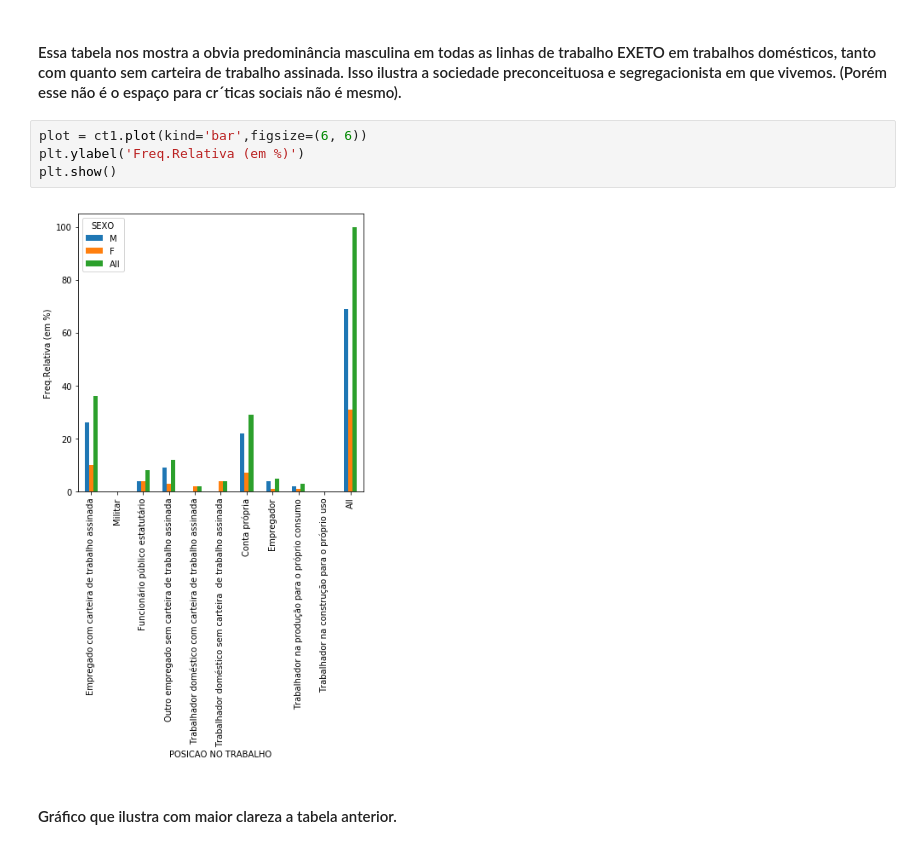
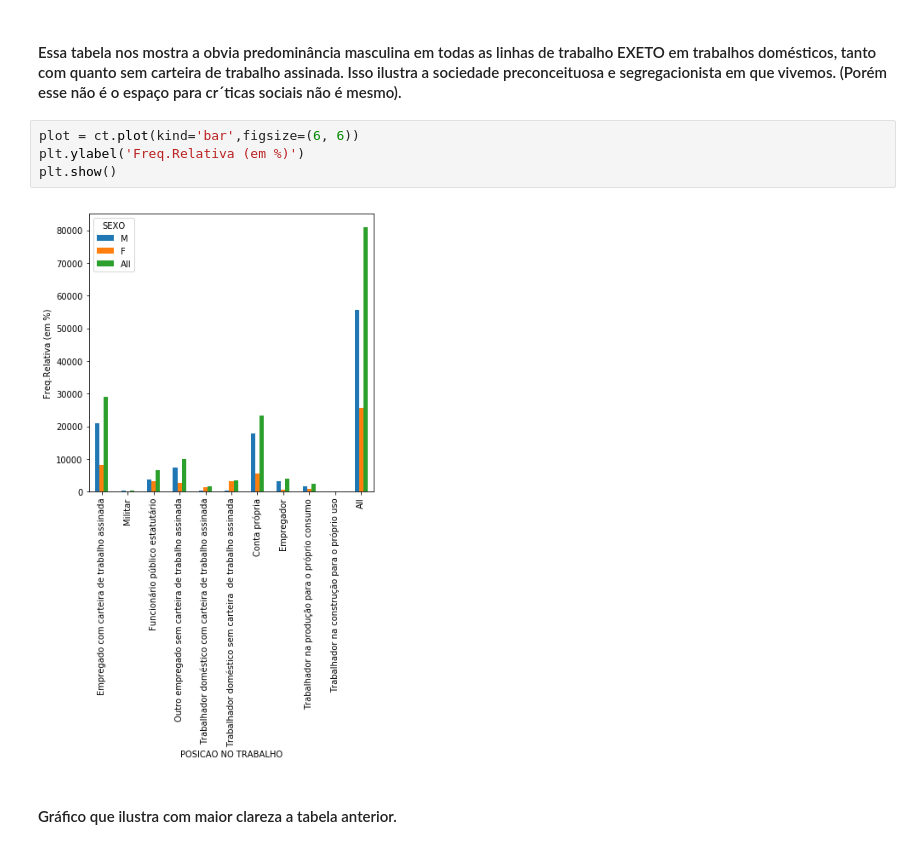
Before and after one commit to victorniubo/cdados_dp, a Jupyter notebook: Projeto1 Layout.ipynb, the cells around one changed output. Cells and saved outputs as stored; diff of their text form.

```diff
--- a/Projeto1 Layout.ipynb
+++ b/Projeto1 Layout.ipynb
@@ -162,11 +162,11 @@ ct
 # %% [markdown]
 #### Essa tabela nos mostra a obvia predominância masculina em todas as linhas de trabalho EXETO em trabalhos domésticos, tanto com quanto sem carteira de trabalho assinada. Isso ilustra a sociedade preconceituosa e segregacionista em que vivemos. (Porém esse não é o espaço para cr´ticas sociais não é mesmo).
 # %%
-plot = ct1.plot(kind='bar',figsize=(6, 6))
+plot = ct.plot(kind='bar',figsize=(6, 6))
 plt.ylabel('Freq.Relativa (em %)')
 plt.show()
 # %% [output]
-[figure, old version]
+[figure, new version]
 # %% [markdown]
 #### Gráfico que ilustra com maior clareza a tabela anterior.
 # %% [markdown]
```
Also changed, not shown: parts of 2 cells of this notebook.
